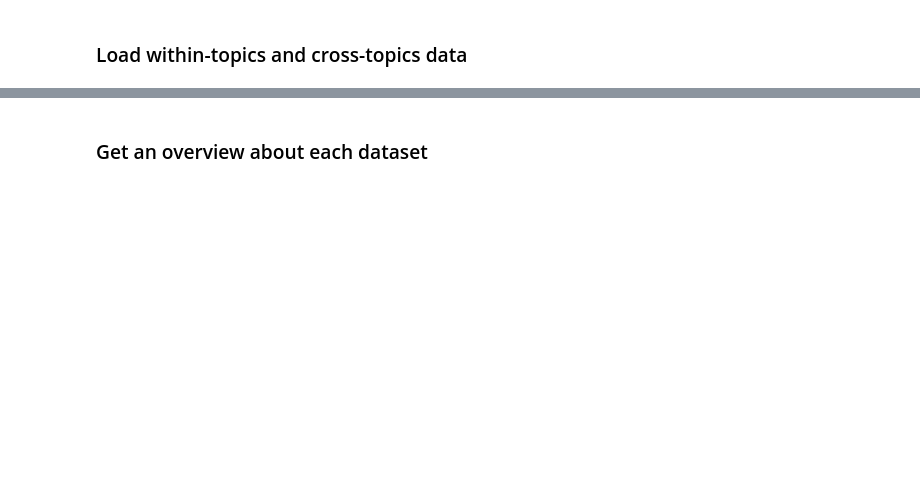
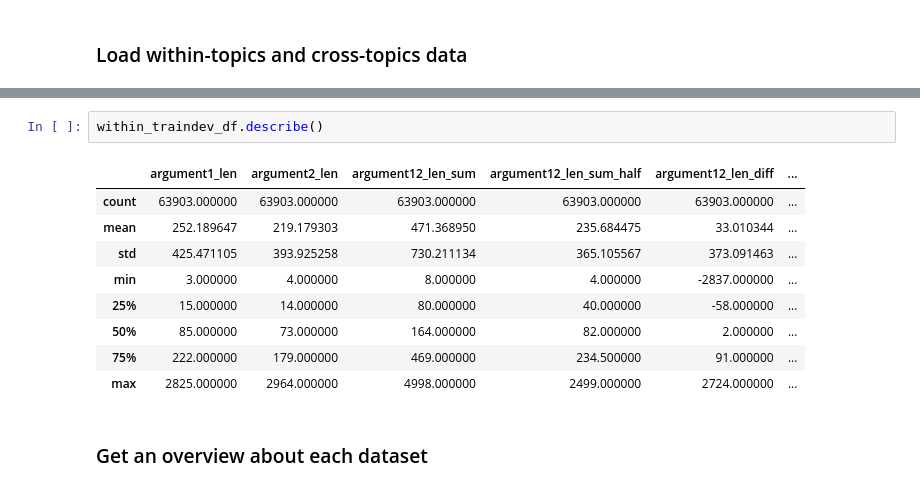
Before and after one commit to webis-de/SAMESIDE-19, a Jupyter notebook: same-side-classification-bert-experiment.ipynb, the cells around one changed output, grey strips where cells are left out. Drawn from its saved outputs; the diff is of its cells as text; blank space fills up the shorter version.

```diff
--- a/same-side-classification-bert-experiment.ipynb
+++ b/same-side-classification-bert-experiment.ipynb
@@ -149,2 +195,14 @@ Time for [tag within test]: 0:00:17.750001
+# %%
+within_traindev_df.describe()
+# %% [output]
+|  | argument1_len | argument2_len | argument12_len_sum | argument12_len_sum_half | argument12_len_diff | ... |
+| count | 63903.000000 | 63903.000000 | 63903.000000 | 63903.000000 | 63903.000000 | ... |
+| mean | 252.189647 | 219.179303 | 471.368950 | 235.684475 | 33.010344 | ... |
+| std | 425.471105 | 393.925258 | 730.211134 | 365.105567 | 373.091463 | ... |
+| min | 3.000000 | 4.000000 | 8.000000 | 4.000000 | -2837.000000 | ... |
+| 25% | 15.000000 | 14.000000 | 80.000000 | 40.000000 | -58.000000 | ... |
+| 50% | 85.000000 | 73.000000 | 164.000000 | 82.000000 | 2.000000 | ... |
+| 75% | 222.000000 | 179.000000 | 469.000000 | 234.500000 | 91.000000 | ... |
+| max | 2825.000000 | 2964.000000 | 4998.000000 | 2499.000000 | 2724.000000 | ... |
 # %% [markdown]
 ### Get an overview about each dataset
```
Also changed, not shown: parts of 23 cells of this notebook, 1 other file.
